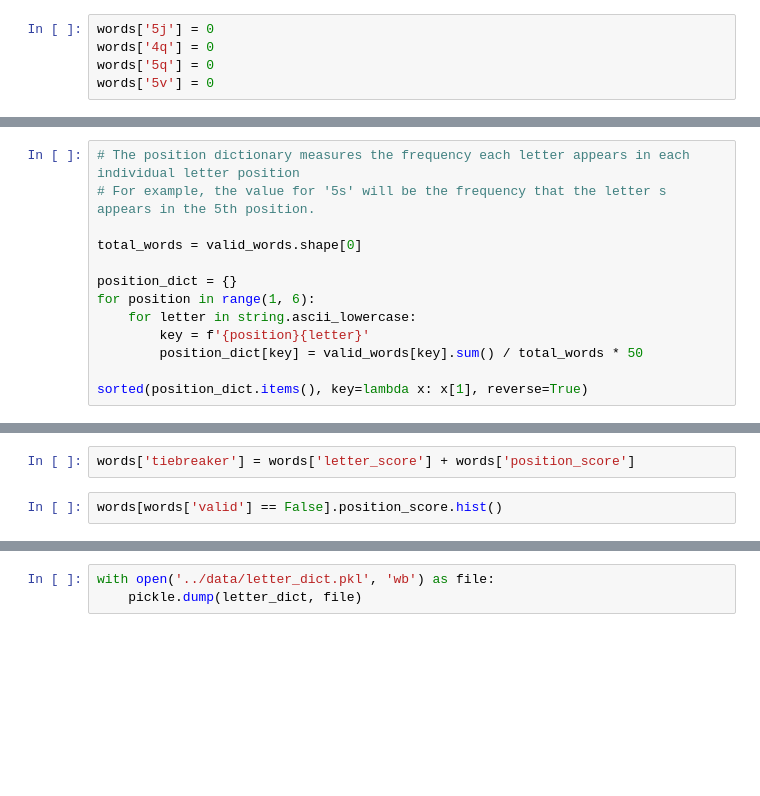
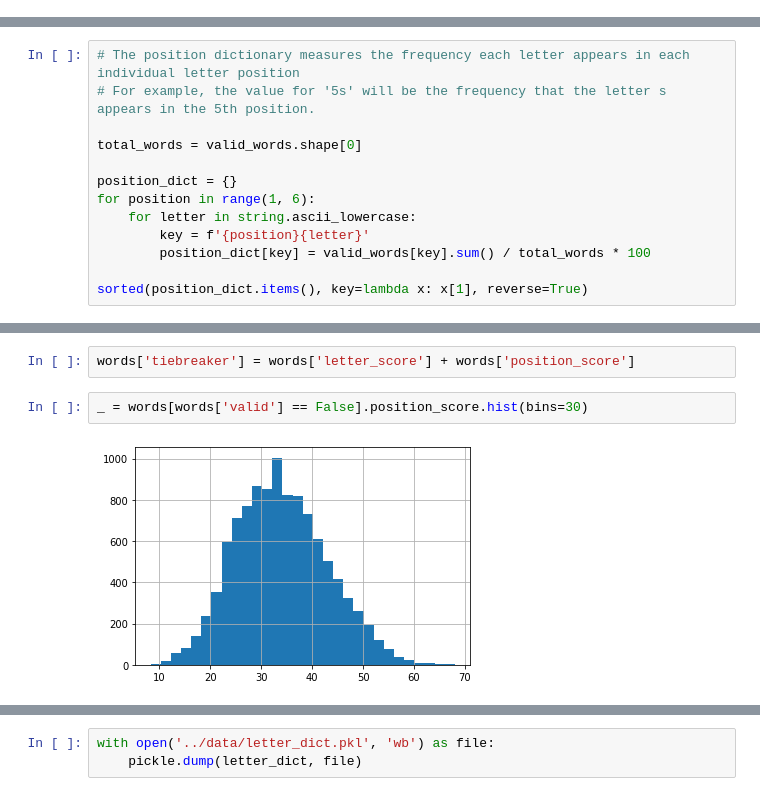
Before and after one commit to scottpenn/wordle_solver, a Jupyter notebook: notebooks/Word Setup.ipynb, the cells around one changed output, grey strips where cells are left out. Saved outputs shown, nothing was run; the diff lists cells and outputs as text; blank space fills up the shorter version.

```diff
--- a/notebooks/Word Setup.ipynb
+++ b/notebooks/Word Setup.ipynb
@@ -97,8 +86,3 @@ Series([], Name: valid, dtype: bool)
-# %%
-words['5j'] = 0
-words['4q'] = 0
-words['5q'] = 0
-words['5v'] = 0
 # %%
 # The letter dictionary measures the frequency at which each letter appears in the entire set of 5 letter words.
 
@@ -121,6 +123,6 @@ position_dict = {}
 for position in range(1, 6):
     for letter in string.ascii_lowercase:
         key = f'{position}{letter}'
-        position_dict[key] = valid_words[key].sum() / total_words * 50
+        position_dict[key] = valid_words[key].sum() / total_words * 100
 
 sorted(position_dict.items(), key=lambda x: x[1], reverse=True)
@@ -143,5 +183,7 @@ words['position_score'].describe()
 # %%
 words['tiebreaker'] = words['letter_score'] + words['position_score']
 # %%
-words[words['valid'] == False].position_score.hist()
+_ = words[words['valid'] == False].position_score.hist(bins=30)
+# %% [output]
+[figure, added]
 # %%
```
Also changed, not shown: parts of 19 cells of this notebook, 6 other files.
